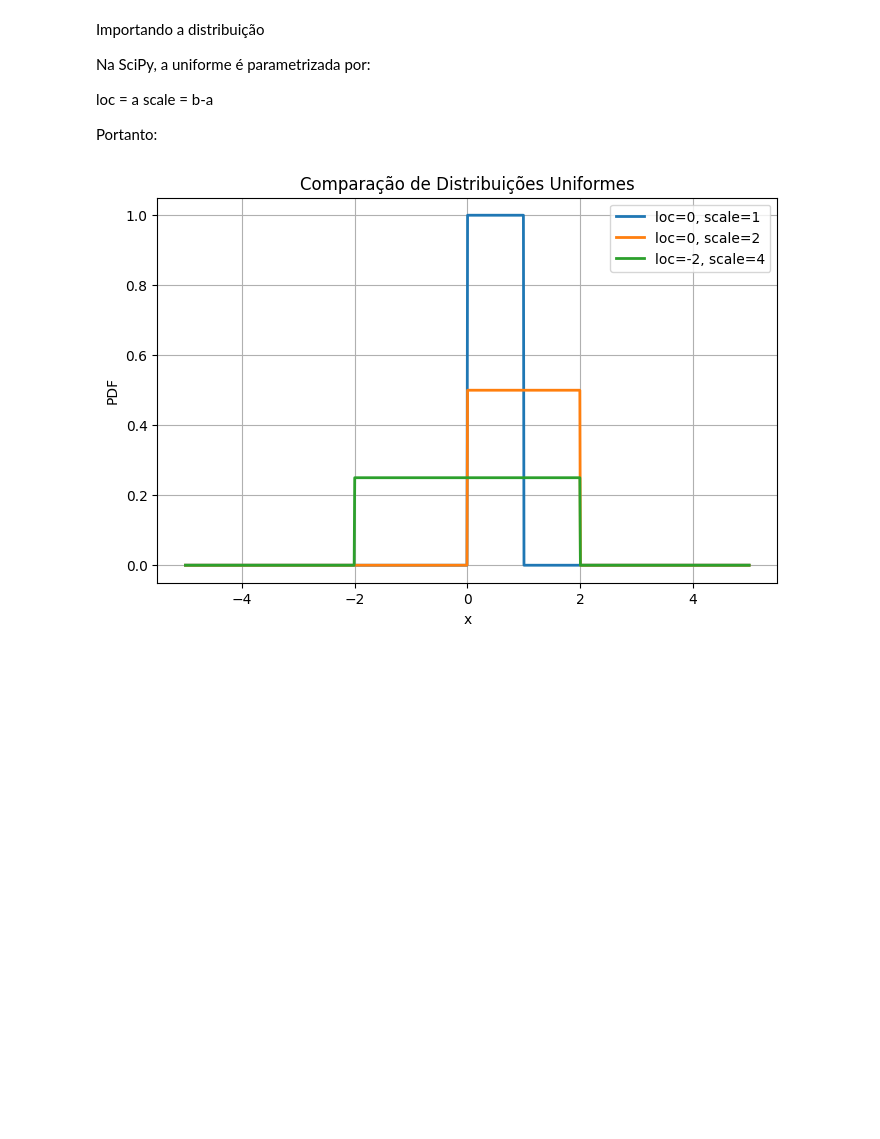
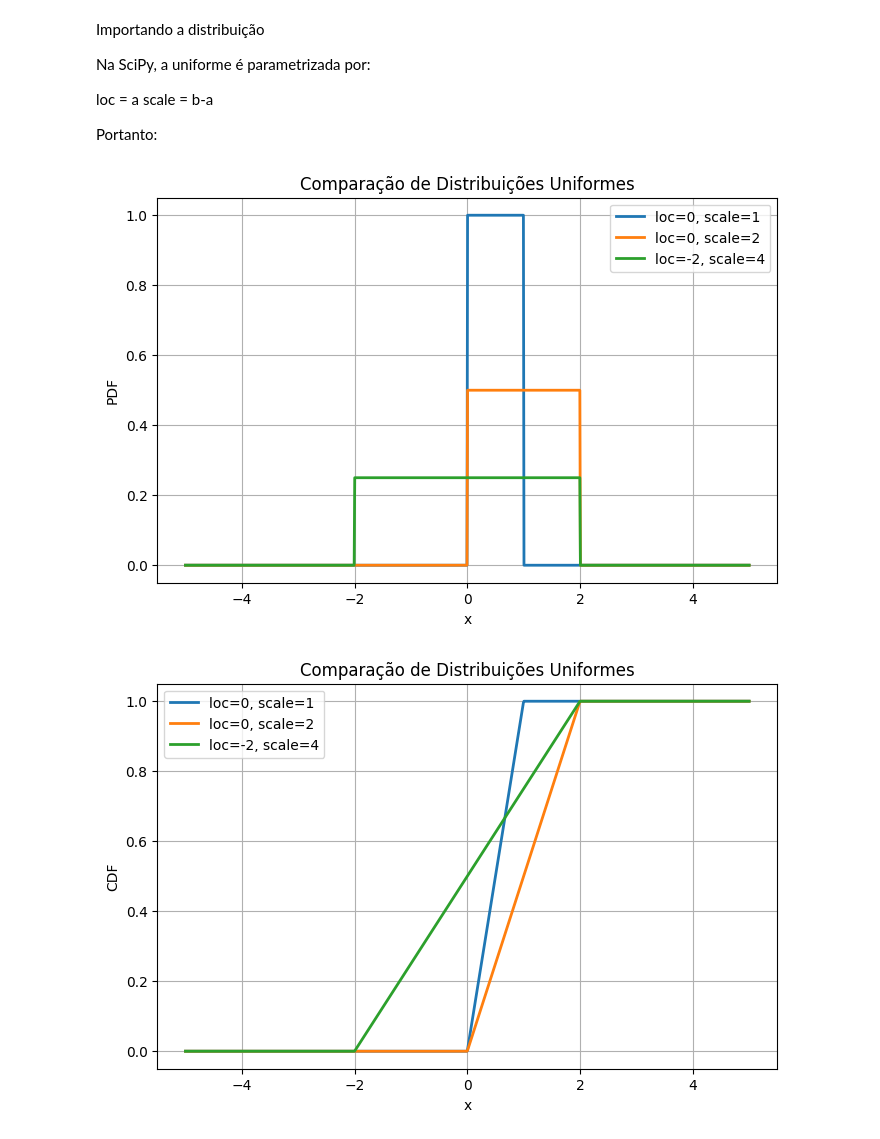
Before and after one commit to rafaelschaves/eel6034-prob-var-aleatorias, a Jupyter notebook: distributions_vizualization.ipynb, the cells around one changed output. Cells and saved outputs as stored; diff of their text form; code cells hidden in the pictures; blank space fills up the shorter version.

```diff
--- a/distributions_vizualization.ipynb
+++ b/distributions_vizualization.ipynb
@@ -502,10 +613,27 @@ uniform_dist = DistributionVisualizer(
 # %%
 uniform_dist.pdf(
     xmin=-5,
     xmax=5,
     loc=[0, 0, -2],
     scale=[1, 2, 4],
     title="Comparação de Distribuições Uniformes"
 )
+
+uniform_dist.cdf(
+    xmin=-5,
+    xmax=5,
+    loc=[0, 0, -2],
+    scale=[1, 2, 4],
+    title="Comparação de Distribuições Uniformes"
+)
+
+uniform_dist.histogram(
+    xmin=-5,
+    xmax=5,
+    loc=[0, 0, -2],
+    scale=[1, 2, 4],
+    title="Comparação de Distribuições Uniformes"
+)
 # %% [output]
 [figure]
+[figure, added]
```
Also changed, not shown: parts of 3 cells of this notebook.
